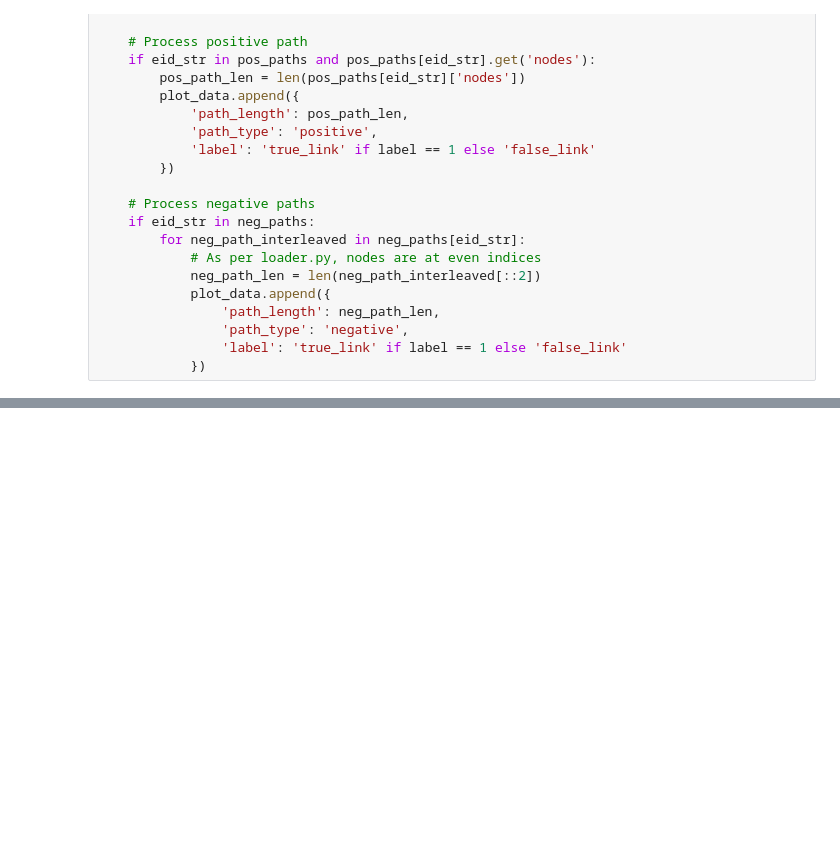
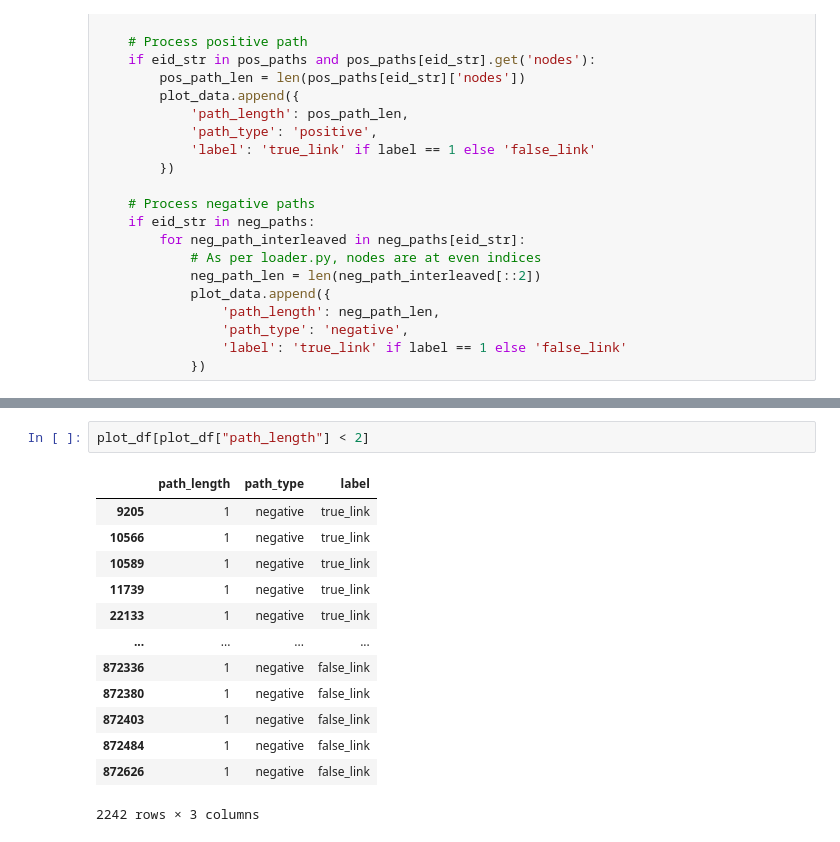
Before and after one commit to HaiDang2001VN/tkgc-art, a Jupyter notebook: v4/analyze.ipynb, the cells around one changed output, grey strips where cells are left out. Cells and saved outputs as stored; diff of their text form; blank space fills up the shorter version.

```diff
--- a/v4/analyze.ipynb
+++ b/v4/analyze.ipynb
@@ -94,0 +181,16 @@ else:
+# %%
+plot_df[plot_df["path_length"] < 2]
+# %% [output]
+|  | path_length | path_type | label |
+| 9205 | 1 | negative | true_link |
+| 10566 | 1 | negative | true_link |
+| 10589 | 1 | negative | true_link |
+| 11739 | 1 | negative | true_link |
+| 22133 | 1 | negative | true_link |
+| ... | ... | ... | ... |
+| 872336 | 1 | negative | false_link |
+| 872380 | 1 | negative | false_link |
+| 872403 | 1 | negative | false_link |
+| 872484 | 1 | negative | false_link |
+| 872626 | 1 | negative | false_link |
+2242 rows × 3 columns
```
Also changed, not shown: parts of 12 cells of this notebook, 3 other files.
